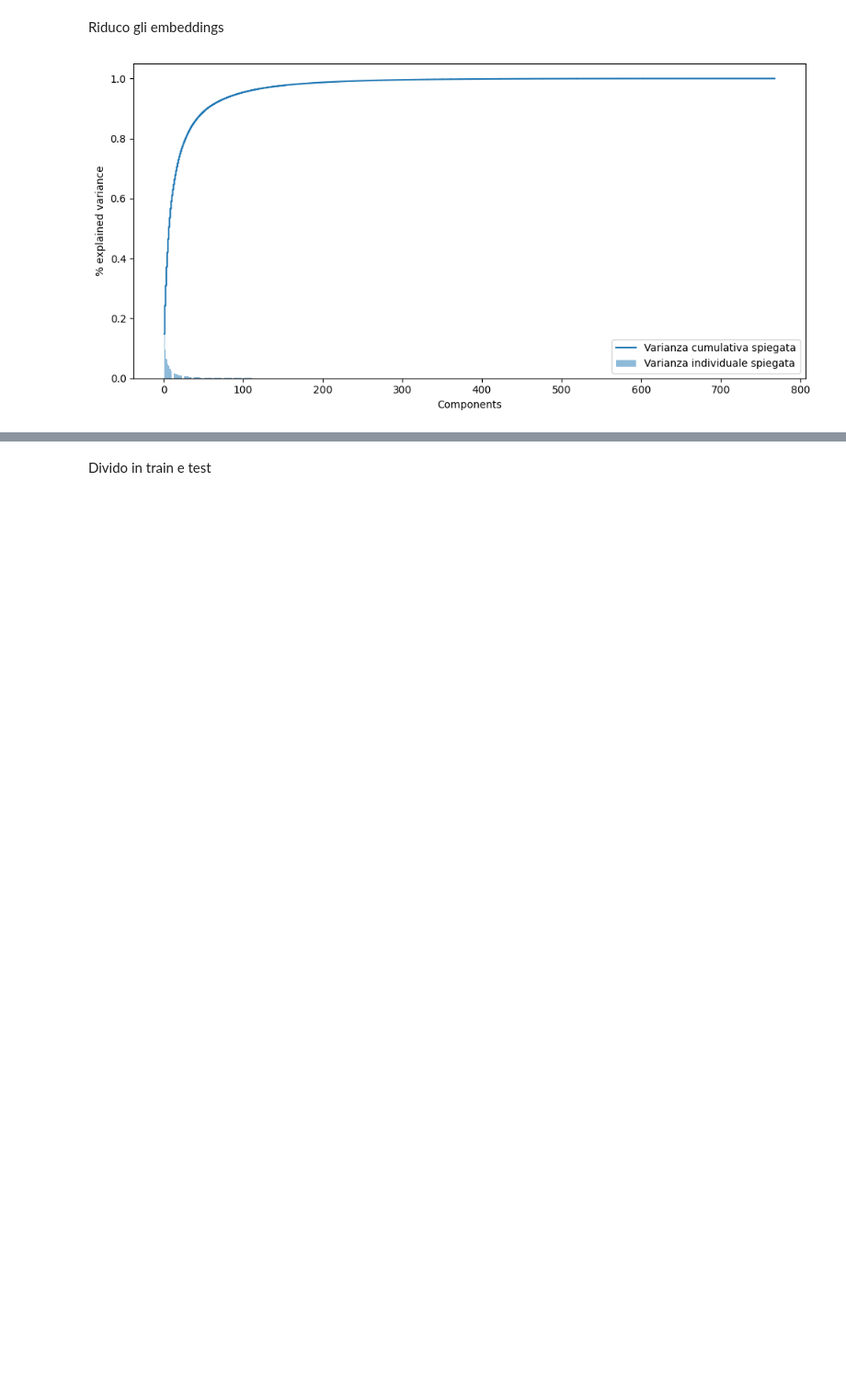
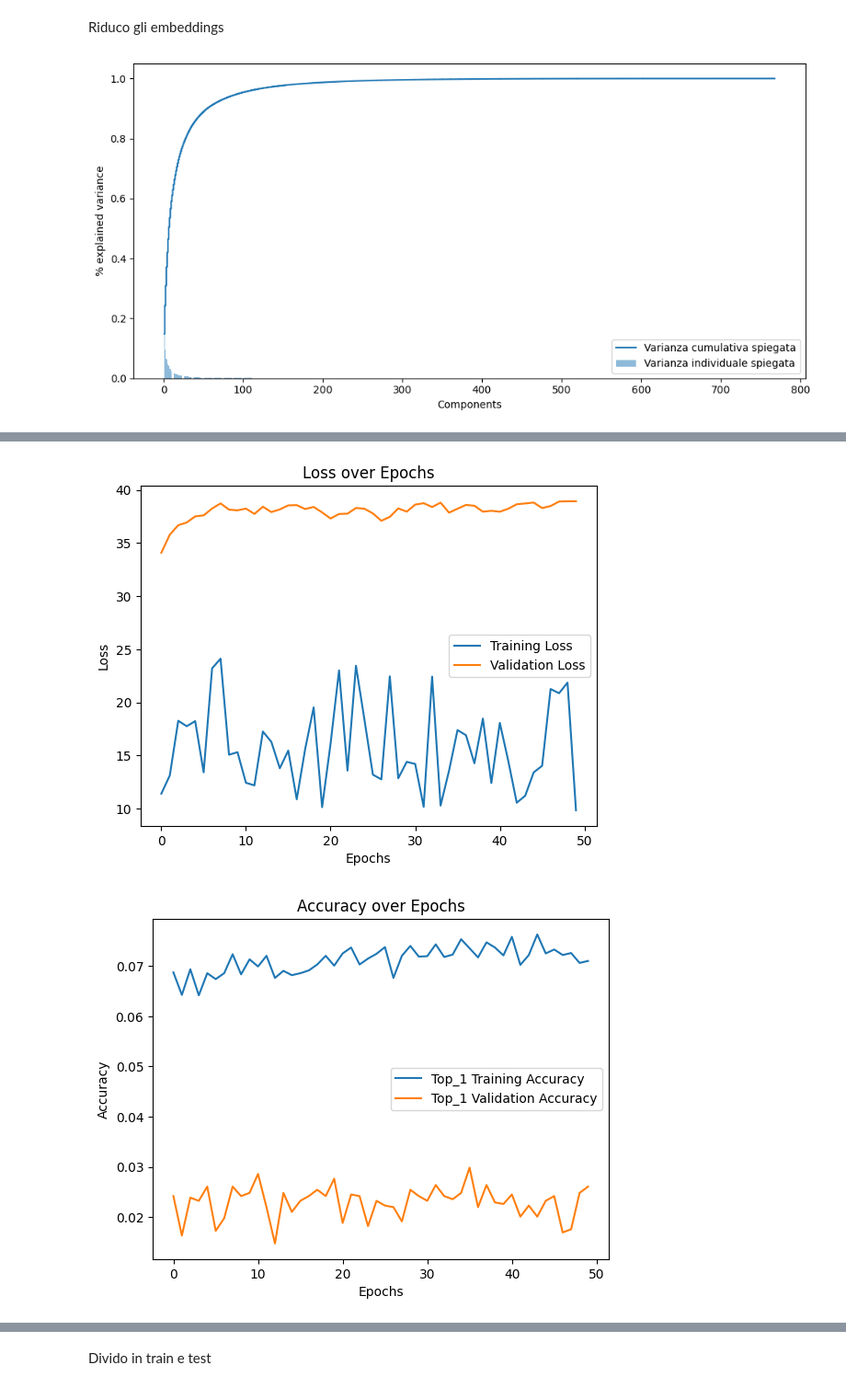
Before and after one commit to williambiondi/RecommenderGS, a Jupyter notebook: recommenderGranSasso.ipynb, the cells around one changed output, grey strips where cells are left out. Shown at 92% size. Saved outputs shown, nothing was run; the diff lists cells and outputs as text; code cells hidden in the pictures; blank space fills up the shorter version.

```diff
--- a/recommenderGranSasso.ipynb
+++ b/recommenderGranSasso.ipynb
@@ -140,0 +202,5 @@ df_full.head()
+# %%
+batch_size = 32
+train = train.shuffle(buffer_size=1024, seed = 999).batch(batch_size)
+test = test.batch(batch_size)
+val = val.batch(batch_size)
@@ -140,0 +255,15 @@ df_full.head()
+# %%
+initial_learning_rate = 0.01
+lr_schedule = tf.keras.optimizers.schedules.ExponentialDecay(
+    initial_learning_rate,
+    decay_steps=10000,
+    decay_rate=0.99,
+    staircase=True)
+
+optimizer = tf.keras.optimizers.Adagrad(learning_rate=lr_schedule)
+# %%
+recommender = CFRecommender(user_model, item_model, candidates_ds)
+recommender.compile(optimizer = optimizer)
+history = recommender.fit(train,
+                validation_data = val,
+                epochs=50)
@@ -141 +288,22 @@ df_full.head()
+# %%
+metrics = history.history
+plt.plot(metrics['loss'], label='Training Loss')
+plt.plot(metrics['val_loss'], label='Validation Loss')
+plt.title('Loss over Epochs')
+plt.xlabel('Epochs')
+plt.ylabel('Loss')
+plt.legend()
+plt.show()
+
+# Plotta l'accuracy di training
+plt.plot(metrics['factorized_top_k/top_1_categorical_accuracy'], label='Top_1 Training Accuracy')
+plt.plot(metrics['val_factorized_top_k/top_1_categorical_accuracy'], label='Top_1 Validation Accuracy')
+plt.title('Accuracy over Epochs')
+plt.xlabel('Epochs')
+plt.ylabel('Accuracy')
+plt.legend()
+plt.show()
+# %% [output]
+[figure, added]
+[figure, added]
 # %% [markdown]
```
Also changed, not shown: parts of 34 cells of this notebook.
